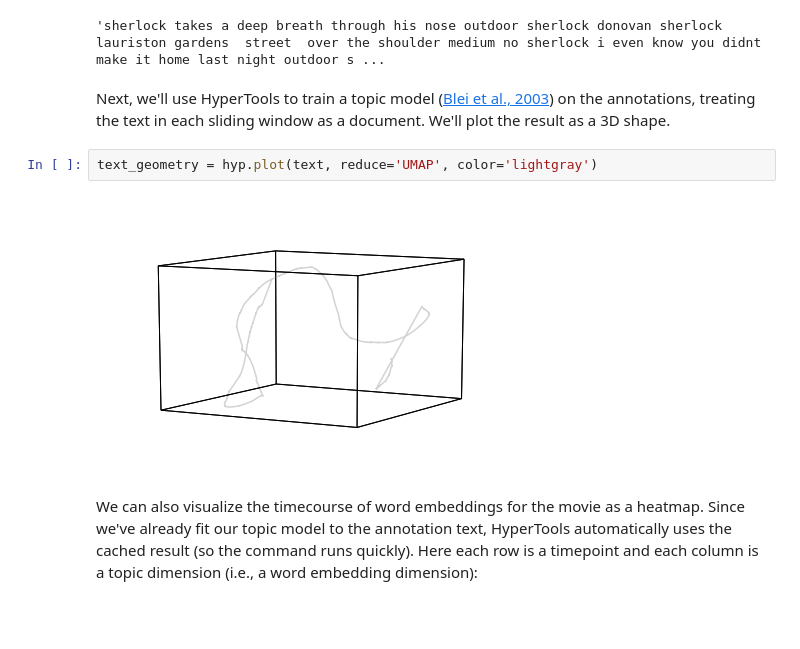
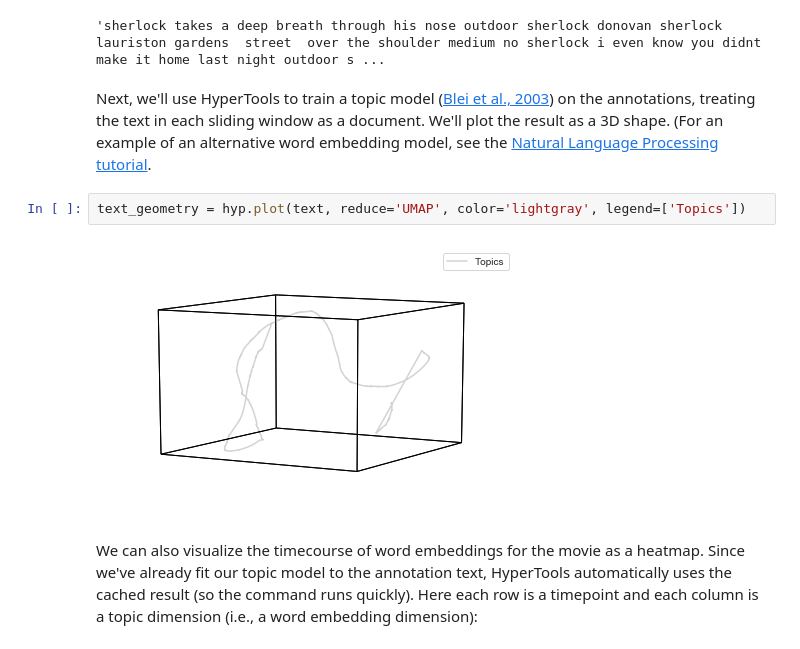
Before and after one commit to naturalistic-data-analysis/tutorial_development, a Jupyter notebook: hypertools/hypertools.ipynb, the cells around one changed output. Saved outputs shown, nothing was run; the diff lists cells and outputs as text; blank space fills up the shorter version.

Commit message:
finished draft of hypertools tutorial-- not debugged

```diff
--- a/hypertools/hypertools.ipynb
+++ b/hypertools/hypertools.ipynb
@@ -194,11 +184,11 @@ text[500][:250] + '...'
 # %% [output]
 'sherlock takes a deep breath through his nose outdoor sherlock donovan sherlock lauriston gardens  street  over the shoulder medium no sherlock i even know you didnt make it home last night outdoor s ...
 # %% [markdown]
-Next, we'll use HyperTools to train a topic model ([Blei et al., 2003](http://www.jmlr.org/papers/volume3/blei03a/blei03a.pdf)) on the annotations, treating the text in each sliding window as a document.  We'll plot the result as a 3D shape.
+Next, we'll use HyperTools to train a topic model ([Blei et al., 2003](http://www.jmlr.org/papers/volume3/blei03a/blei03a.pdf)) on the annotations, treating the text in each sliding window as a document.  We'll plot the result as a 3D shape.  (For an example of an alternative word embedding model, see the [Natural Language Processing tutorial](http://naturalistic-data.org/features/notebooks/Natural_Language_Processing.html).
 # %%
-text_geometry = hyp.plot(text, reduce='UMAP', color='lightgray')
+text_geometry = hyp.plot(text, reduce='UMAP', color='lightgray', legend=['Topics'])
 # %% [output]
-[figure, old version]
+[figure, new version]
 # %% [markdown]
 We can also visualize the timecourse of word embeddings for the movie as a heatmap.  Since we've already fit our topic model to the annotation text, HyperTools automatically uses the cached result (so the command runs quickly).  Here each row is a timepoint and each column is a topic dimension (i.e., a word embedding dimension):
 # %%
```
Also changed, not shown: parts of 33 cells of this notebook.
